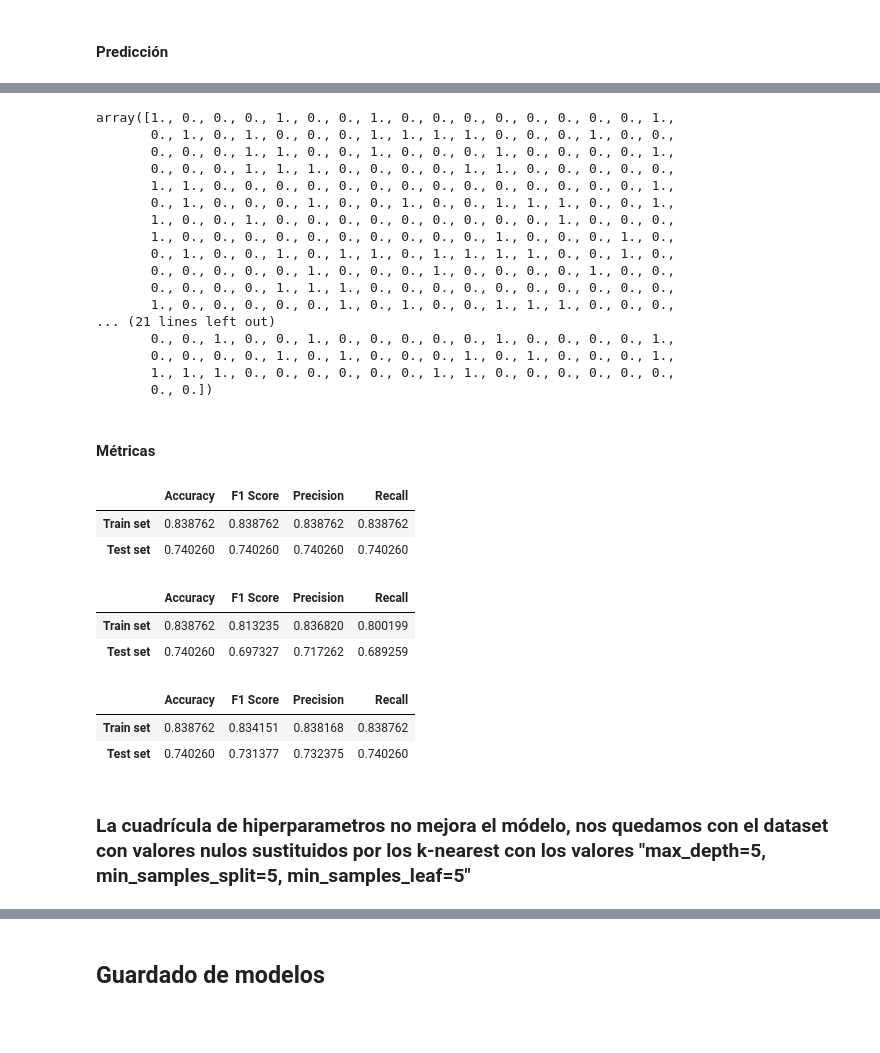
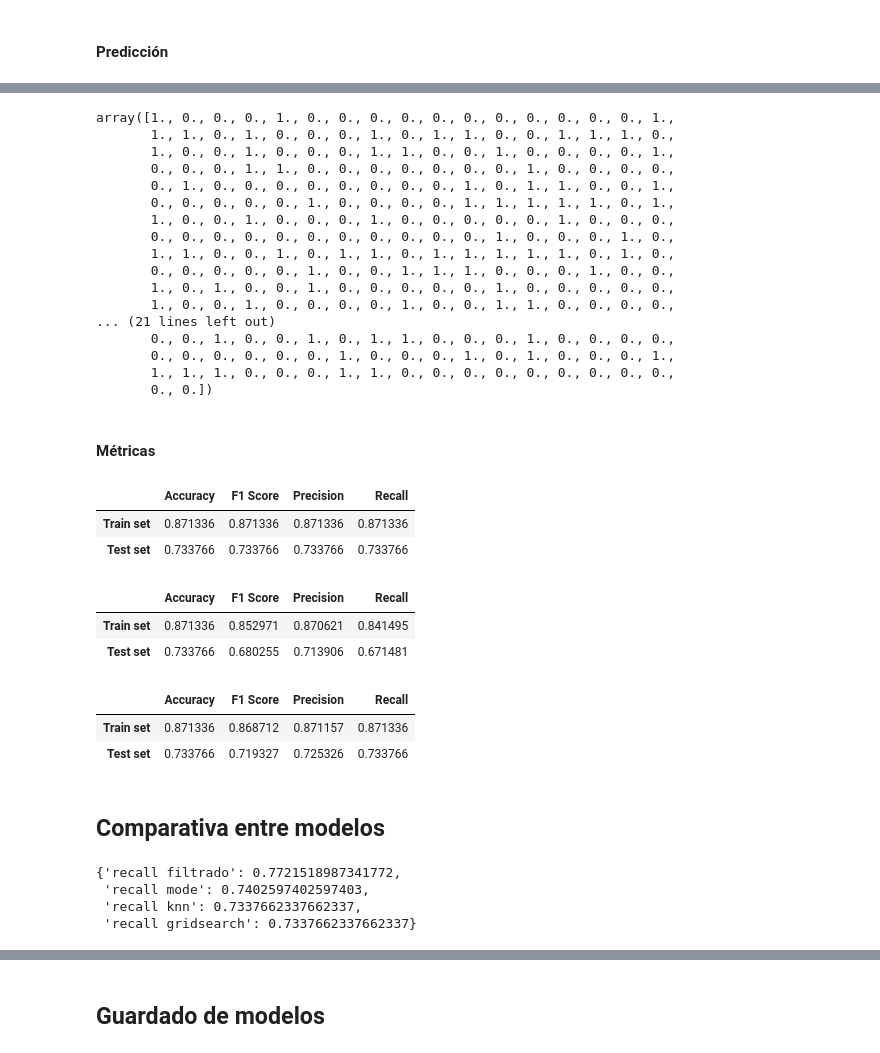
Before and after one commit to 4GeeksAcademy/sayons-intro-ml-new, a Jupyter notebook: src/04-decision-tree.ipynb, the cells around one changed output, grey strips where cells are left out. Cells and saved outputs as stored; diff of their text form; code cells hidden in the pictures; blank space fills up the shorter version.

```diff
--- a/src/04-decision-tree.ipynb
+++ b/src/04-decision-tree.ipynb
@@ -415,3 +412,0 @@ grid_search.best_params_
-# %%
-dt_classifier_grid = DecisionTreeClassifier(max_depth=7, min_samples_split=20, min_samples_leaf=1, max_features='log2', criterion='log_loss',  random_state=24)
-dt_classifier_grid.fit(X_train, y_train)
@@ -432,6 +424,6 @@ plt.show()
 #### Predicción
 # %%
 best_model = grid_search.best_estimator_
-y_pred_test = dt_classifier_grid.predict(X_test)
-y_pred_test
+y_pred_test_grid = best_model.predict(X_test)
+y_pred_test_grid
 # %% [output]
@@ -447,44 +439,57 @@ array([0., 0., 0., 0., 0., 0., 0., 0., 0., 0., 0., 0., 0., 1., 0., 1., 0.,
        0.])
 # %%
-y_pred_train = dt_classifier_grid.predict(X_train)
-y_pred_train
+y_pred_train_grid = best_model.predict(X_train)
+y_pred_train_grid
 # %% [output]
-array([1., 0., 0., 0., 1., 0., 0., 1., 0., 0., 0., 0., 0., 0., 0., 0., 1.,
-       0., 1., 0., 1., 0., 0., 0., 1., 1., 1., 1., 0., 0., 0., 1., 0., 0.,
-       0., 0., 0., 1., 1., 0., 0., 1., 0., 0., 0., 1., 0., 0., 0., 0., 1.,
-       0., 0., 0., 1., 1., 1., 0., 0., 0., 0., 1., 1., 0., 0., 0., 0., 0.,
-       1., 1., 0., 0., 0., 0., 0., 0., 0., 0., 0., 0., 0., 0., 0., 0., 1.,
-       0., 1., 0., 0., 0., 1., 0., 0., 1., 0., 0., 1., 1., 1., 0., 0., 1.,
-       1., 0., 0., 1., 0., 0., 0., 0., 0., 0., 0., 0., 0., 1., 0., 0., 0.,
-       1., 0., 0., 0., 0., 0., 0., 0., 0., 0., 0., 1., 0., 0., 0., 1., 0.,
-       0., 1., 0., 0., 1., 0., 1., 1., 0., 1., 1., 1., 1., 0., 0., 1., 0.,
-       0., 0., 0., 0., 0., 1., 0., 0., 0., 1., 0., 0., 0., 0., 1., 0., 0.,
-       0., 0., 0., 0., 1., 1., 1., 0., 0., 0., 0., 0., 0., 0., 0., 0., 0.,
-       1., 0., 0., 0., 0., 0., 1., 0., 1., 0., 0., 1., 1., 1., 0., 0., 0.,
+array([1., 0., 0., 0., 1., 0., 0., 0., 0., 0., 0., 0., 0., 0., 0., 0., 1.,
+       1., 1., 0., 1., 0., 0., 0., 1., 0., 1., 1., 0., 0., 1., 1., 1., 0.,
+       1., 0., 0., 1., 0., 0., 0., 1., 1., 0., 0., 1., 0., 0., 0., 0., 1.,
+       0., 0., 0., 1., 1., 0., 0., 0., 0., 0., 0., 0., 1., 0., 0., 0., 0.,
+       0., 1., 0., 0., 0., 0., 0., 0., 0., 0., 1., 0., 1., 1., 0., 0., 1.,
+       0., 0., 0., 0., 0., 1., 0., 0., 0., 0., 1., 1., 1., 1., 1., 0., 1.,
+       1., 0., 0., 1., 0., 0., 0., 1., 0., 0., 0., 0., 0., 1., 0., 0., 0.,
+       0., 0., 0., 0., 0., 0., 0., 0., 0., 0., 0., 1., 0., 0., 0., 1., 0.,
+       1., 1., 0., 0., 1., 0., 1., 1., 0., 1., 1., 1., 1., 1., 0., 1., 0.,
+       0., 0., 0., 0., 0., 1., 0., 0., 1., 1., 1., 0., 0., 0., 1., 0., 0.,
+       1., 0., 1., 0., 0., 1., 0., 0., 0., 0., 0., 1., 0., 0., 0., 0., 0.,
+       1., 0., 0., 1., 0., 0., 0., 0., 1., 0., 0., 1., 1., 0., 0., 0., 0.,
 ... (21 lines left out)
-       0., 0., 1., 0., 0., 1., 0., 0., 0., 0., 0., 1., 0., 0., 0., 0., 1.,
-       0., 0., 0., 0., 1., 0., 1., 0., 0., 0., 1., 0., 1., 0., 0., 0., 1.,
-       1., 1., 1., 0., 0., 0., 0., 0., 0., 1., 1., 0., 0., 0., 0., 0., 0.,
+       0., 0., 1., 0., 0., 1., 0., 1., 1., 0., 0., 0., 1., 0., 0., 0., 0.,
+       0., 0., 0., 0., 0., 0., 1., 0., 0., 0., 1., 0., 1., 0., 0., 0., 1.,
+       1., 1., 1., 0., 0., 0., 1., 1., 0., 0., 0., 0., 0., 0., 0., 0., 0.,
        0., 0.])
 # %% [markdown]
 #### Métricas
 # %%
-get_classifier_metrics(y_pred_test, y_test, y_pred_train, y_train) # Micro average
+get_classifier_metrics(y_pred_test_grid, y_test, y_pred_train_grid, y_train) # Micro average
 # %% [output]
 |  | Accuracy | F1 Score | Precision | Recall |
-| Train set | 0.838762 | 0.838762 | 0.838762 | 0.838762 |
-| Test set | 0.740260 | 0.740260 | 0.740260 | 0.740260 |
+| Train set | 0.871336 | 0.871336 | 0.871336 | 0.871336 |
+| Test set | 0.733766 | 0.733766 | 0.733766 | 0.733766 |
 # %%
-get_classifier_metrics(y_pred_test, y_test, y_pred_train, y_train, "macro") # Macro average
+get_classifier_metrics(y_pred_test_grid, y_test, y_pred_train_grid, y_train, "macro") # Macro average
 # %% [output]
 |  | Accuracy | F1 Score | Precision | Recall |
-| Train set | 0.838762 | 0.813235 | 0.836820 | 0.800199 |
-| Test set | 0.740260 | 0.697327 | 0.717262 | 0.689259 |
+| Train set | 0.871336 | 0.852971 | 0.870621 | 0.841495 |
+| Test set | 0.733766 | 0.680255 | 0.713906 | 0.671481 |
 # %%
-get_classifier_metrics(y_pred_test, y_test, y_pred_train, y_train, average="weighted") # Weighted average
+get_classifier_metrics(y_pred_test_grid, y_test, y_pred_train_grid, y_train, average="weighted") # Weighted average
 # %% [output]
 |  | Accuracy | F1 Score | Precision | Recall |
-| Train set | 0.838762 | 0.834151 | 0.838168 | 0.838762 |
-| Test set | 0.740260 | 0.731377 | 0.732375 | 0.740260 |
+| Train set | 0.871336 | 0.868712 | 0.871157 | 0.871336 |
+| Test set | 0.733766 | 0.719327 | 0.725326 | 0.733766 |
-# %% [markdown]
-### La cuadrícula de hiperparametros no mejora el módelo, nos quedamos con el dataset con valores nulos sustituidos por los k-nearest con los valores "max_depth=5, min_samples_split=5, min_samples_leaf=5"
+# %% [markdown]
+## Comparativa entre modelos
+# %%
+metricas = {'recall filtrado': recall_score(y_test_filtrado, y_pred_test_fil, average='micro'),
+            'recall mode': recall_score(y_test_mode, y_pred_test_mode, average='micro'),
+            'recall knn': recall_score(y_test, y_pred_test, average='micro'),
+            'recall gridsearch': recall_score(y_test, y_pred_test_grid, average='micro')
+
+}
+metricas
+# %% [output]
+{'recall filtrado': 0.7721518987341772,
+ 'recall mode': 0.7402597402597403,
+ 'recall knn': 0.7337662337662337,
+ 'recall gridsearch': 0.7337662337662337}
```
Also changed, not shown: parts of 6 cells of this notebook, 7 other files.
